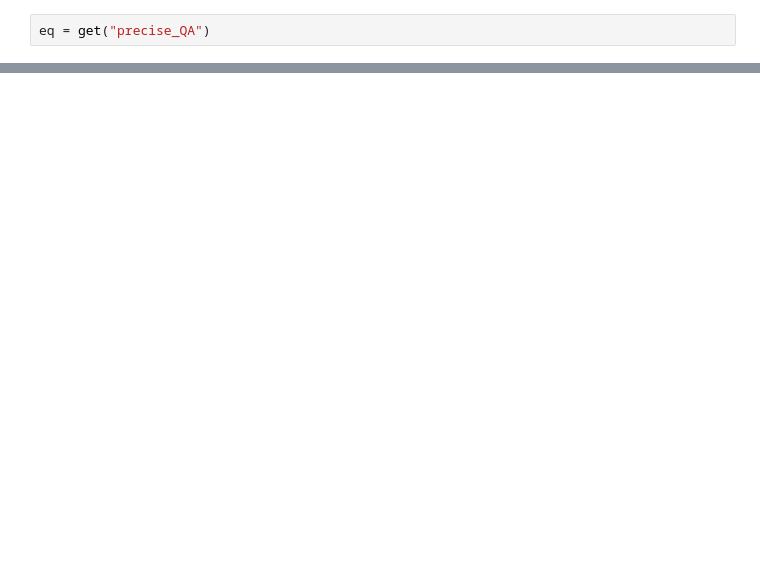
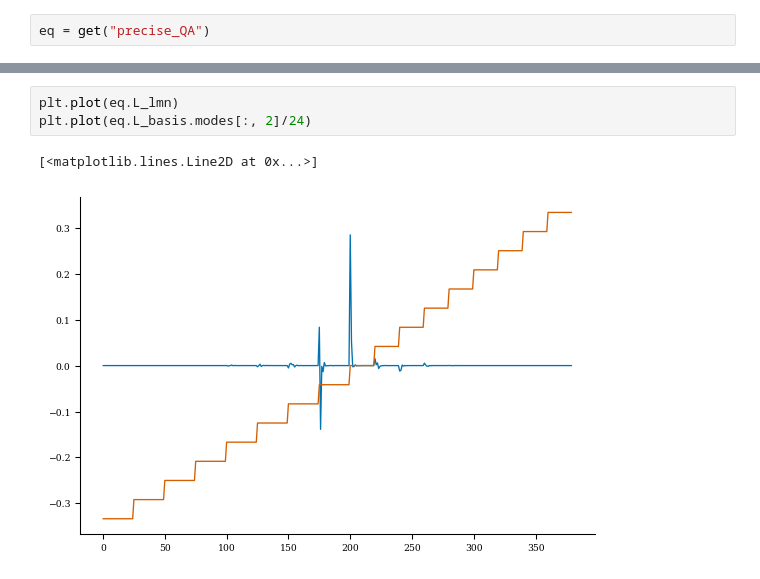
Before and after one commit to YigitElma/DEBUG-DESC, a Jupyter notebook: test-notebook.ipynb, the cells around one changed output, grey strips where cells are left out. Drawn from its saved outputs; the diff is of its cells as text; blank space fills up the shorter version.

```diff
--- a/test-notebook.ipynb
+++ b/test-notebook.ipynb
@@ -200,0 +115,6 @@ Fixed sheet current error:                                   0.000e+00  -->   0.
+# %%
+plt.plot(eq.L_lmn)
+plt.plot(eq.L_basis.modes[:, 2]/24)
+# %% [output]
+[<matplotlib.lines.Line2D at 0x...>]
+[figure, added]
```
Also changed, not shown: parts of 19 cells of this notebook, 51 other files.
